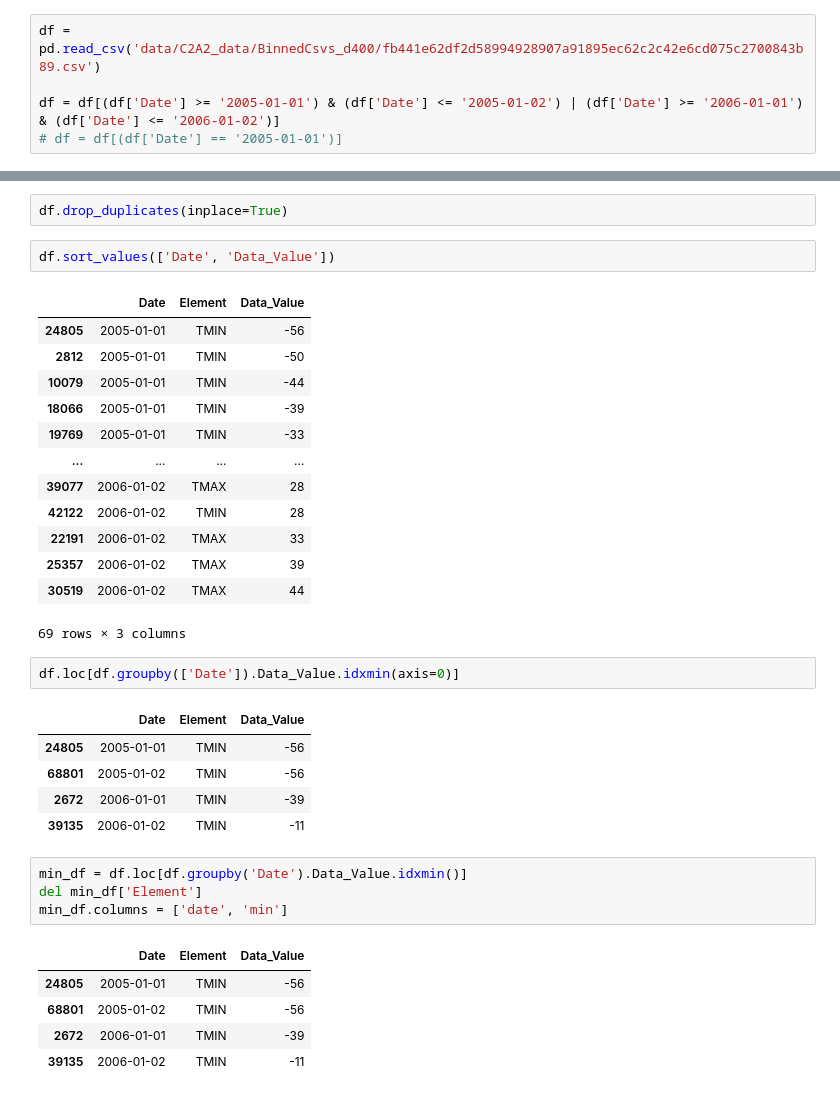
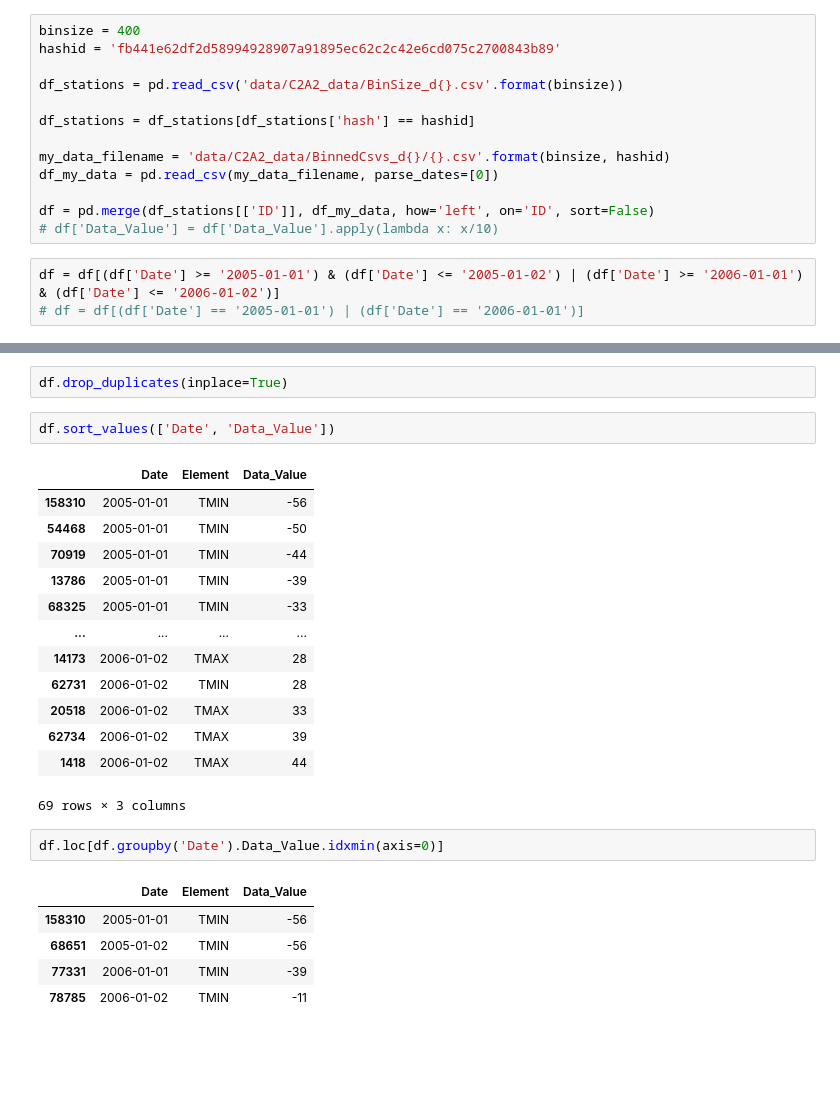
Before and after one commit to clawall/applied-plotting-charting-data-representation-in-python, a Jupyter notebook: SingleDay.ipynb, the cells around one changed output, grey strips where cells are left out. Saved outputs shown, nothing was run; the diff lists cells and outputs as text; blank space fills up the shorter version.

```diff
--- a/SingleDay.ipynb
+++ b/SingleDay.ipynb
@@ -1,10 +1,21 @@
 # %%
 import pandas as pd
+# %%
+binsize = 400
+hashid = 'fb441e62df2d58994928907a91895ec62c2c42e6cd075c2700843b89'
+
+df_stations = pd.read_csv('data/C2A2_data/BinSize_d{}.csv'.format(binsize))
+
+df_stations = df_stations[df_stations['hash'] == hashid]
+
+my_data_filename = 'data/C2A2_data/BinnedCsvs_d{}/{}.csv'.format(binsize, hashid)
+df_my_data = pd.read_csv(my_data_filename, parse_dates=[0])
+
+df = pd.merge(df_stations[['ID']], df_my_data, how='left', on='ID', sort=False)
+# df['Data_Value'] = df['Data_Value'].apply(lambda x: x/10)
 # %%
-df = pd.read_csv('data/C2A2_data/BinnedCsvs_d400/fb441e62df2d58994928907a91895ec62c2c42e6cd075c2700843b89.csv')
-
 df = df[(df['Date'] >= '2005-01-01') & (df['Date'] <= '2005-01-02') | (df['Date'] >= '2006-01-01') & (df['Date'] <= '2006-01-02')]
-# df = df[(df['Date'] == '2005-01-01')]
+# df = df[(df['Date'] == '2005-01-01') | (df['Date'] == '2006-01-01')]
 # %%
 del df['ID']
 # %%
@@ -34,33 +29,23 @@ df.drop_duplicates(inplace=True)
 df.sort_values(['Date', 'Data_Value'])
 # %% [output]
 |  | Date | Element | Data_Value |
-| 24805 | 2005-01-01 | TMIN | -56 |
-| 2812 | 2005-01-01 | TMIN | -50 |
-| 10079 | 2005-01-01 | TMIN | -44 |
-| 18066 | 2005-01-01 | TMIN | -39 |
-| 19769 | 2005-01-01 | TMIN | -33 |
+| 158310 | 2005-01-01 | TMIN | -56 |
+| 54468 | 2005-01-01 | TMIN | -50 |
+| 70919 | 2005-01-01 | TMIN | -44 |
+| 13786 | 2005-01-01 | TMIN | -39 |
+| 68325 | 2005-01-01 | TMIN | -33 |
 | ... | ... | ... | ... |
-| 39077 | 2006-01-02 | TMAX | 28 |
-| 42122 | 2006-01-02 | TMIN | 28 |
-| 22191 | 2006-01-02 | TMAX | 33 |
-| 25357 | 2006-01-02 | TMAX | 39 |
-| 30519 | 2006-01-02 | TMAX | 44 |
+| 14173 | 2006-01-02 | TMAX | 28 |
+| 62731 | 2006-01-02 | TMIN | 28 |
+| 20518 | 2006-01-02 | TMAX | 33 |
+| 62734 | 2006-01-02 | TMAX | 39 |
+| 1418 | 2006-01-02 | TMAX | 44 |
 69 rows × 3 columns
 # %%
-df.loc[df.groupby(['Date']).Data_Value.idxmin(axis=0)]
+df.loc[df.groupby('Date').Data_Value.idxmin(axis=0)]
 # %% [output]
 |  | Date | Element | Data_Value |
-| 24805 | 2005-01-01 | TMIN | -56 |
-| 68801 | 2005-01-02 | TMIN | -56 |
-| 2672 | 2006-01-01 | TMIN | -39 |
-| 39135 | 2006-01-02 | TMIN | -11 |
+| 158310 | 2005-01-01 | TMIN | -56 |
+| 68651 | 2005-01-02 | TMIN | -56 |
+| 77331 | 2006-01-01 | TMIN | -39 |
+| 78785 | 2006-01-02 | TMIN | -11 |
-# %%
-min_df = df.loc[df.groupby('Date').Data_Value.idxmin()]
-del min_df['Element']
-min_df.columns = ['date', 'min']
-# %% [output]
-|  | Date | Element | Data_Value |
-| 24805 | 2005-01-01 | TMIN | -56 |
-| 68801 | 2005-01-02 | TMIN | -56 |
-| 2672 | 2006-01-01 | TMIN | -39 |
-| 39135 | 2006-01-02 | TMIN | -11 |
```
Also changed, not shown: parts of 6 cells of this notebook, 1 other file.
